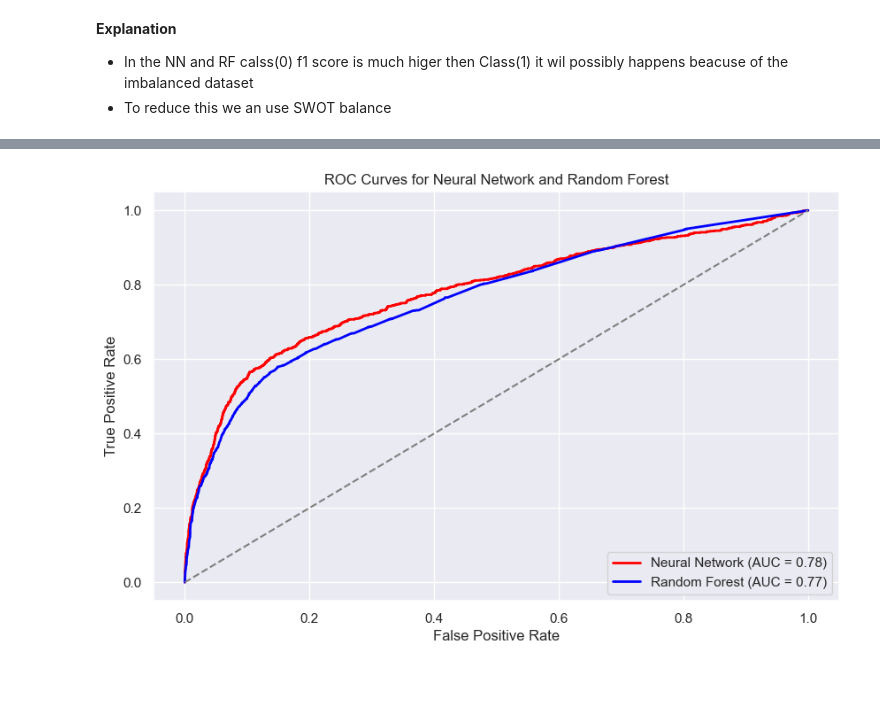
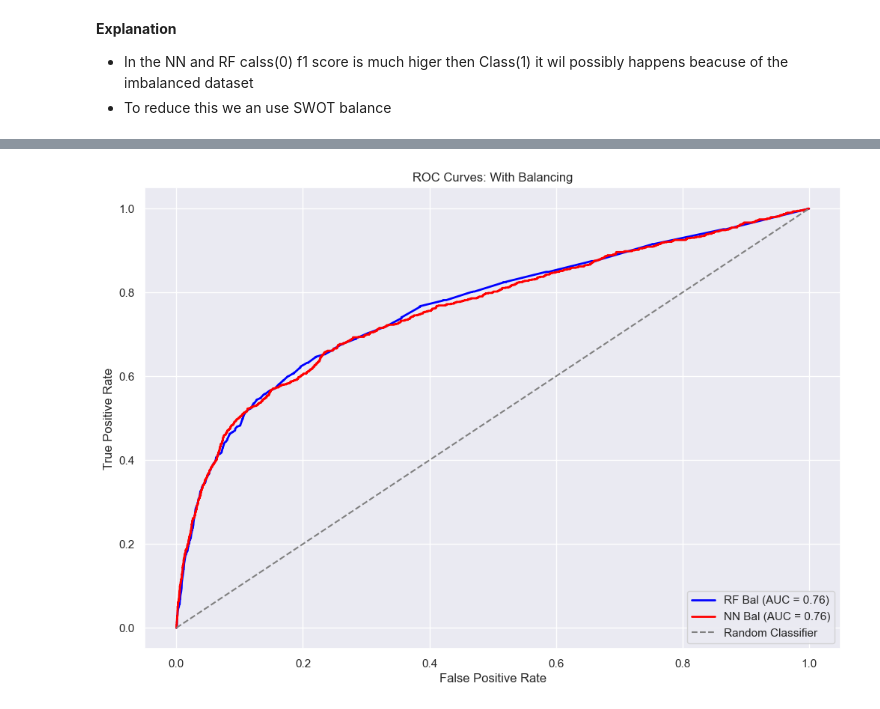
Before and after one commit to Aashiff2003/Predict-Term-Deposit-Subscription-, a Jupyter notebook: Predict Term Deposit Subscribtion -(additional).ipynb, the cells around one changed output, grey strips where cells are left out. Cells and saved outputs as stored; diff of their text form; code cells hidden in the pictures; blank space fills up the shorter version.

```diff
--- a/Predict Term Deposit Subscribtion -(additional).ipynb
+++ b/Predict Term Deposit Subscribtion -(additional).ipynb
@@ -289,7 +404,7 @@ df_encoded['education'] = df2['education'].map(education_mapping)
 # %%
 from sklearn.preprocessing import StandardScaler
 
-binary_col = ['housing','loan','default','y']
+binary_col = ['housing','loan','y']
 for col in binary_col:
     df_encoded[col] = df_encoded[col].apply(lambda x : True if x == 'yes' else False)
 # %%
@@ -380,10 +499,11 @@ from tensorflow.keras.models import Sequential
 from tensorflow.keras.layers import Input, Dense
 from tensorflow.keras.callbacks import EarlyStopping
 
-# Standardize the features
+
 scaler = StandardScaler()
-X_train = scaler.fit_transform(np.array(X_train, dtype=np.float32))
-X_test = scaler.transform(X_test)
+scaler.fit(X_train)
+X_train_scaled = scaler.transform(X_train)
+X_test_scaled = scaler.transform(X_test)
 
 
 # Define the model
@@ -711,7 +830,7 @@ from tensorflow.keras.callbacks import EarlyStopping
 
 # Standardize the features
 scaler = StandardScaler()
-X_train = scaler.fit_transform(np.array(X_train, dtype=np.float32))
+X_resampled = scaler.fit_transform(np.array(X_resampled, dtype=np.float32))
 X_test = scaler.transform(X_test)
 
 
@@ -731,8 +850,8 @@ early_stopping = EarlyStopping(monitor='val_loss', patience=5, restore_best_weig
 
 # Train the model
 history = model_bal.fit(
-    X_train, y_train,
-    epochs=20,
+    X_resampled, y_resampled,
+    epochs=9,
     batch_size=32,
     validation_data=(X_test, y_test),
     callbacks=[early_stopping]
@@ -826,7 +949,7 @@ rf_model_bal = RandomForestClassifier(
 )
 
 # Train the model
-rf_model_bal.fit(X_train, y_train)
+rf_model_bal.fit(X_resampled, y_resampled)
 # Make predictions
 y_pred_rf = rf_model_bal.predict(X_test)
 # %%
@@ -872,31 +995,31 @@ Confusion Matrix:
 - In the NN and RF calss(0) f1 score is much higer then Class(1) it wil possibly happens beacuse of the imbalanced dataset
 - To reduce this we an use SWOT balance
 # %%
-from sklearn.metrics import roc_curve, auc
-import matplotlib.pyplot as plt
+y_pred_prob_rf_bal = rf_model_bal.predict_proba(X_test)[:, 1]  # Probabilities for class 1
 
-# Get predicted probabilities for Random Forest (output class probabilities)
-y_pred_prob_rf = rf_model_bal.predict_proba(X_test)[:, 1]  # Probabilities for class 1
+# Compute ROC curve for Random Forest (with balancing)
+fpr_rf_bal, tpr_rf_bal, thresholds_rf_bal = roc_curve(y_test, y_pred_prob_rf_bal)
+roc_auc_rf_bal = auc(fpr_rf_bal, tpr_rf_bal)
 
-# Compute ROC curve for Random Forest
-fpr_rf, tpr_rf, _ = roc_curve(y_test, y_pred_prob_rf)
-roc_auc_rf = auc(fpr_rf, tpr_rf)
+# Predicted probabilities for Neural Network (with balancing)
+y_pred_prob_nn_bal = model_bal.predict(X_test)[:, 0]  # With balancing
+fpr_nn_bal, tpr_nn_bal, thresholds_nn_bal = roc_curve(y_test, y_pred_prob_nn_bal)
+roc_auc_nn_bal = auc(fpr_nn_bal, tpr_nn_bal)
 
-# Get predicted probabilities for Neural Network (output class probabilities)
-y_pred_prob_nn = model_bal.predict(X_test)[:, 0]  # Probabilities for class 1
 
-# Compute ROC curve for Neural Network
-fpr_nn, tpr_nn, _ = roc_curve(y_test, y_pred_prob_nn)
-roc_auc_nn = auc(fpr_nn, tpr_nn)
+plt.figure(figsize=(12, 8))
 
-# Plot ROC curves for both models
-plt.figure(figsize=(10, 6))
-plt.plot(fpr_nn, tpr_nn, color='red', lw=2, label=f'Neural Network (AUC = {roc_auc_nn:.2f})')
-plt.plot(fpr_rf, tpr_rf, color='blue', lw=2, label=f'Random Forest (AUC = {roc_auc_rf:.2f})')
-plt.plot([0, 1], [0, 1], color='gray', linestyle='--')  # Random classifier line
+# With balancing
+plt.plot(fpr_rf_bal, tpr_rf_bal, color='blue', linestyle='-', lw=2, label=f'RF Bal (AUC = {roc_auc_rf_bal:.2f})')
+plt.plot(fpr_nn_bal, tpr_nn_bal, color='red', linestyle='-', lw=2, label=f'NN Bal (AUC = {roc_auc_nn_bal:.2f})')
+
+# Reference line
+plt.plot([0, 1], [0, 1], color='gray', linestyle='--', label='Random Classifier')
+
+# Labels and legend
 plt.xlabel('False Positive Rate')
 plt.ylabel('True Positive Rate')
-plt.title('ROC Curves for Neural Network and Random Forest')
+plt.title('ROC Curves: With Balancing')
 plt.legend(loc="lower right")
 plt.show()
 # %% [output]
@@ -904 +1027 @@ plt.show()
-[figure, old version]
+[figure, new version]
```
Also changed, not shown: parts of 38 cells of this notebook.
